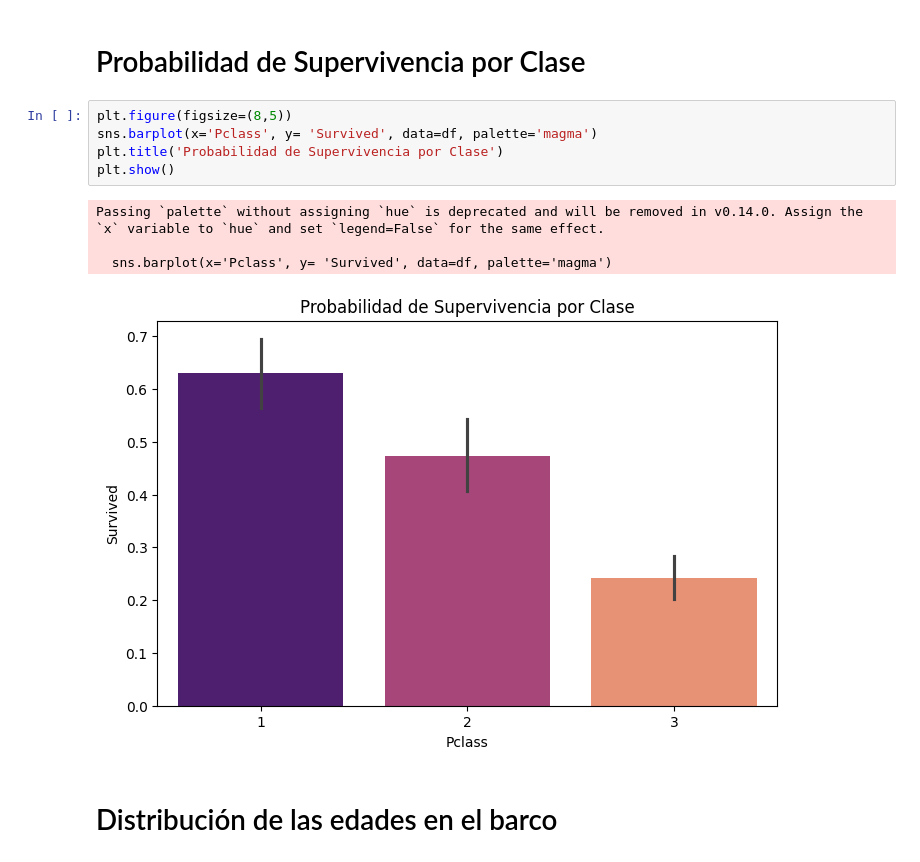
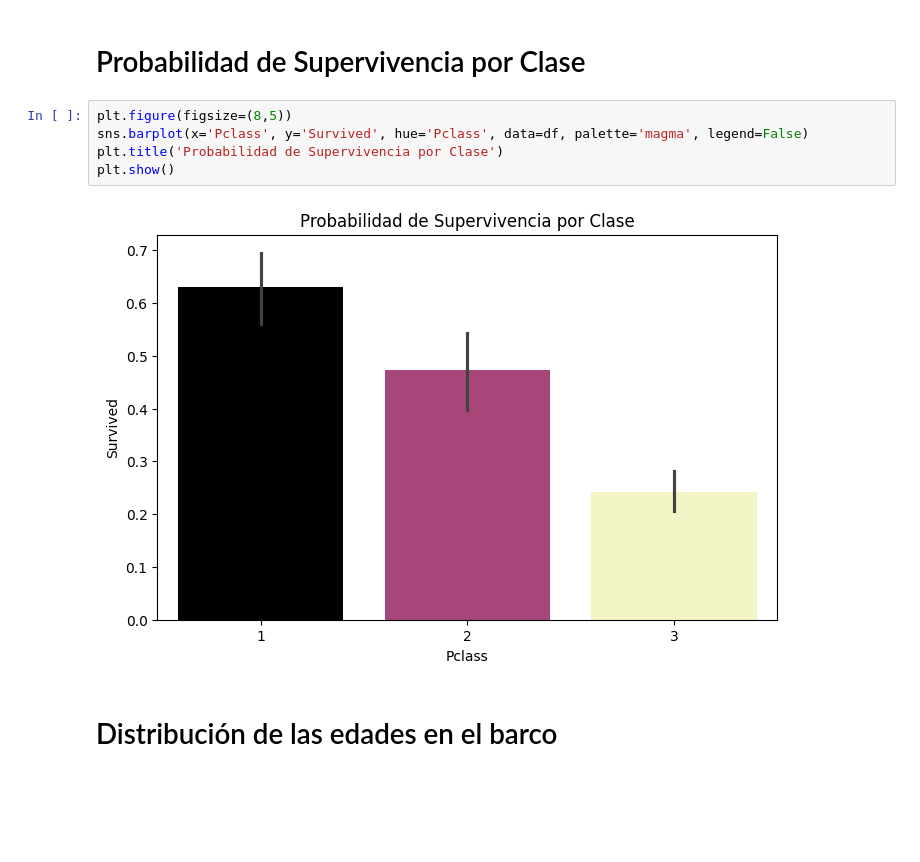
Before and after one commit to HugoAI23/titanic_llm, a Jupyter notebook: EDA.ipynb, the cells around one changed output. Drawn from its saved outputs; the diff is of its cells as text; blank space fills up the shorter version.

```diff
--- a/EDA.ipynb
+++ b/EDA.ipynb
@@ -48,13 +57,10 @@ Passing `palette` without assigning `hue` is deprecated and will be removed in v
 # Probabilidad de Supervivencia por Clase
 # %%
 plt.figure(figsize=(8,5))
-sns.barplot(x='Pclass', y= 'Survived', data=df, palette='magma')
+sns.barplot(x='Pclass', y='Survived', hue='Pclass', data=df, palette='magma', legend=False)
 plt.title('Probabilidad de Supervivencia por Clase')
 plt.show()
 # %% [output]
-Passing `palette` without assigning `hue` is deprecated and will be removed in v0.14.0. Assign the `x` variable to `hue` and set `legend=False` for the same effect.
-
-  sns.barplot(x='Pclass', y= 'Survived', data=df, palette='magma')
-[figure, old version]
+[figure, new version]
 # %% [markdown]
 # Distribución de las edades en el barco
```
Also changed, not shown: parts of 58 cells of this notebook.
